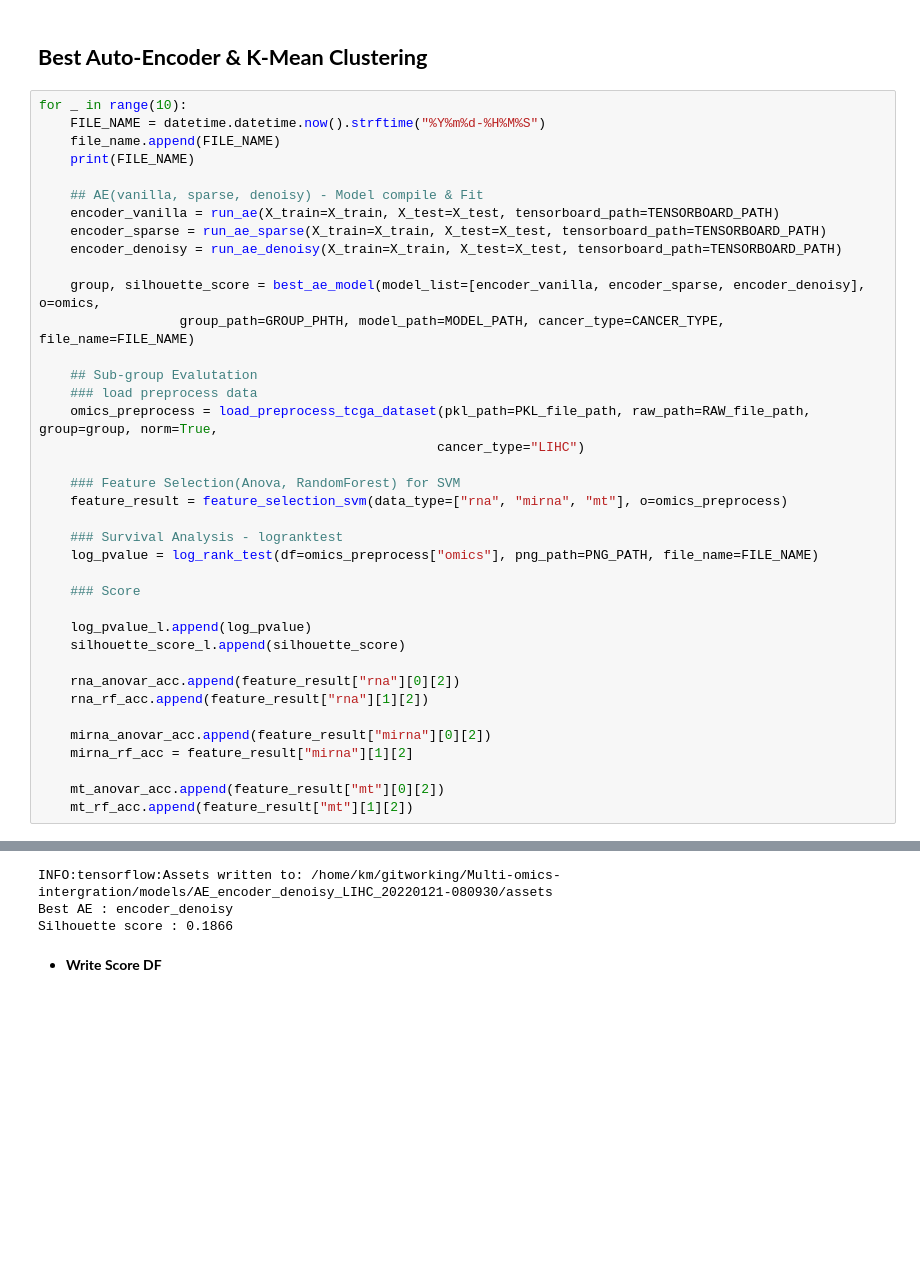
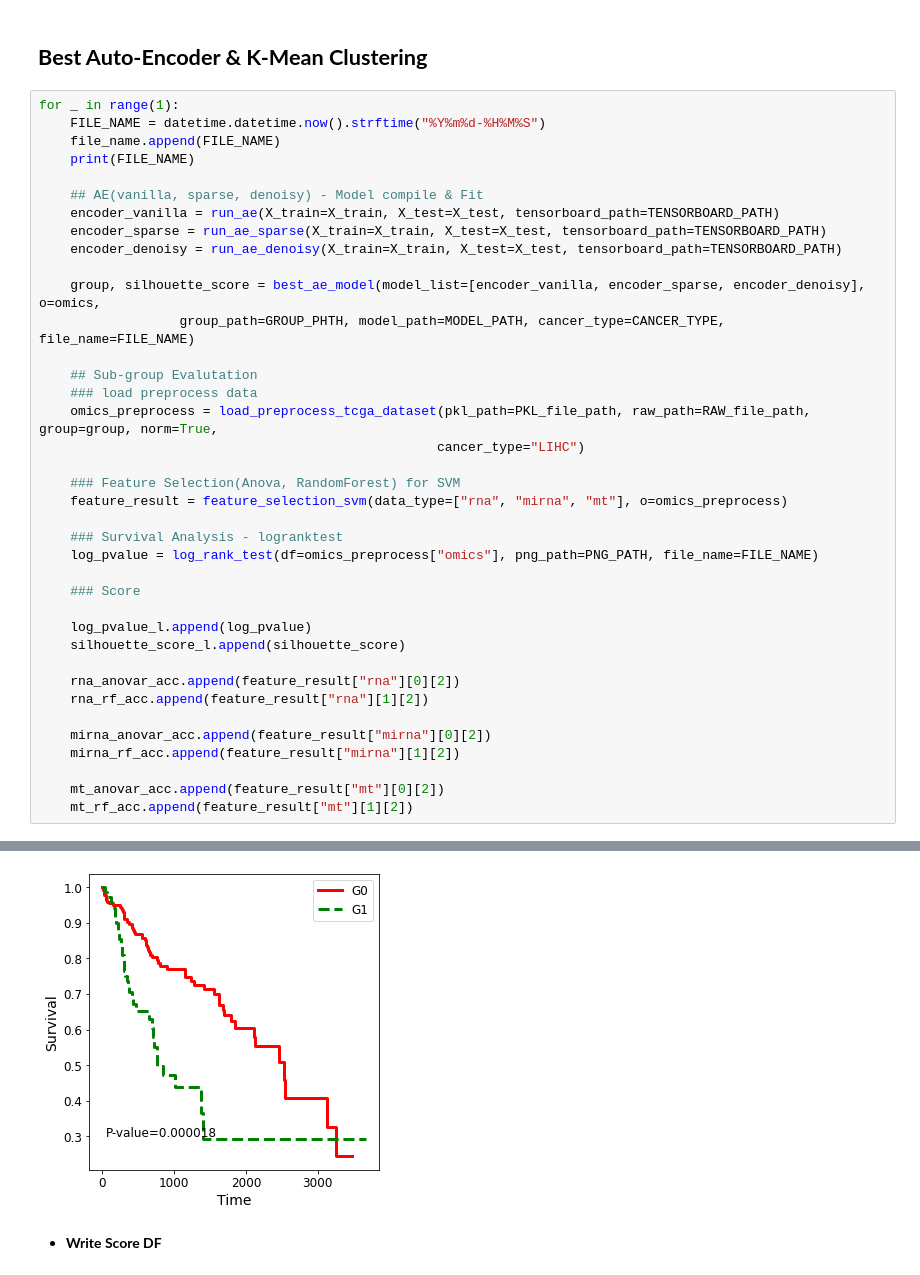
Before and after one commit to Jin0331/Multi-omics-intergration, a Jupyter notebook: src/Multi-omics-integration-merge.ipynb, the cells around one changed output, grey strips where cells are left out. Cells and saved outputs as stored; diff of their text form; blank space fills up the shorter version.

```diff
--- a/src/Multi-omics-integration-merge.ipynb
+++ b/src/Multi-omics-integration-merge.ipynb
@@ -796,7 +777,7 @@ file_name = []
 # %% [markdown]
 ## **Best Auto-Encoder & K-Mean Clustering**
 # %%
-for _ in range(10):
+for _ in range(1):
     FILE_NAME = datetime.datetime.now().strftime("%Y%m%d-%H%M%S")
     file_name.append(FILE_NAME)
     print(FILE_NAME)
@@ -829,7 +810,7 @@ for _ in range(10):
     rna_rf_acc.append(feature_result["rna"][1][2])
 
     mirna_anovar_acc.append(feature_result["mirna"][0][2])
-    mirna_rf_acc = feature_result["mirna"][1][2]
+    mirna_rf_acc.append(feature_result["mirna"][1][2])
 
     mt_anovar_acc.append(feature_result["mt"][0][2])
     mt_rf_acc.append(feature_result["mt"][1][2])
@@ -855,5 +822,3 @@ Dumped tool data for kernel_stats.pb to /home/km/gitworking/Multi-omics-intergra
-INFO:tensorflow:Assets written to: /home/km/gitworking/Multi-omics-intergration/models/AE_encoder_denoisy_LIHC_20220121-080930/assets
-Best AE : encoder_denoisy
-Silhouette score : 0.1866
+[figure, added]
 # %% [markdown]
 * **Write Score DF**
```
Also changed, not shown: parts of 12 cells of this notebook, 31 other files.
